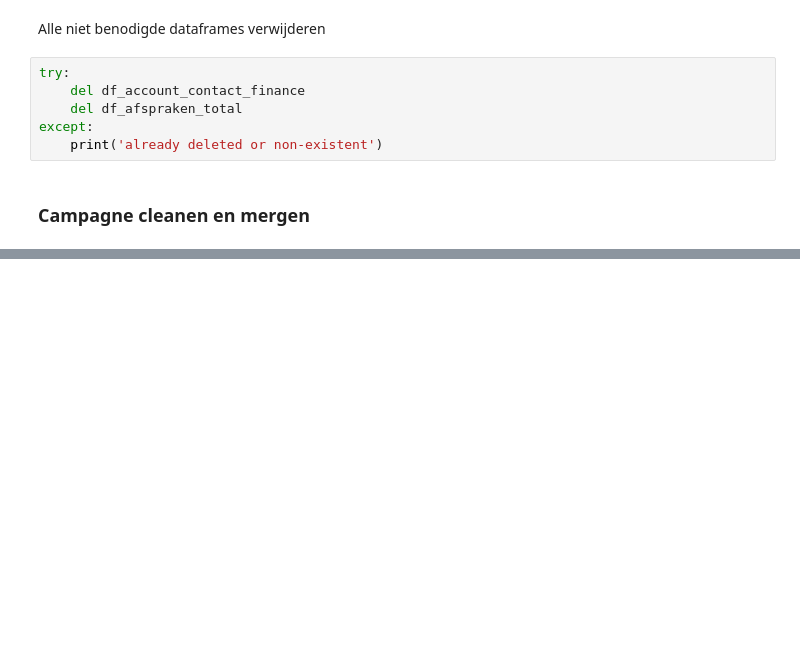
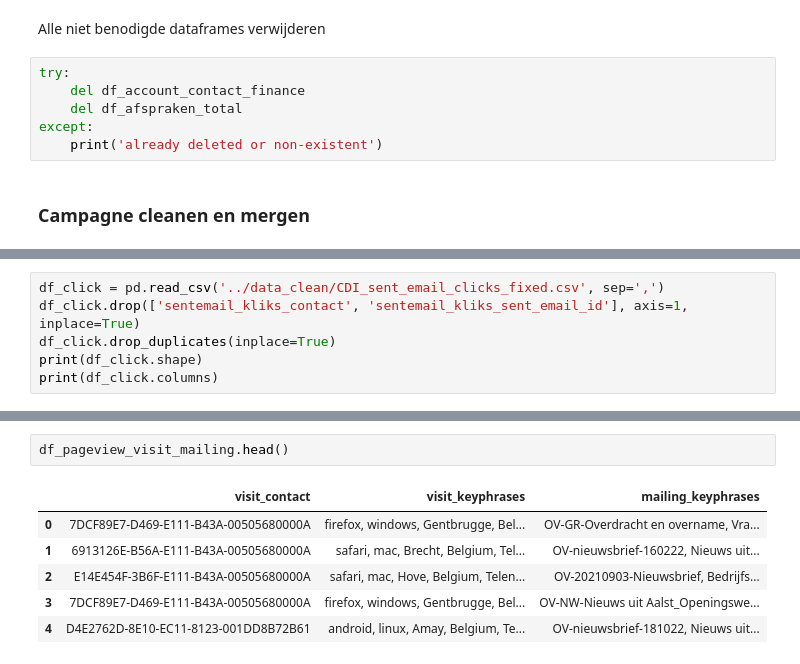
Before and after one commit to Floris-Buyse-FB/Data-Engineering-Project-2, a Jupyter notebook: scripts/AA_CLEAN_REC_SYS.ipynb, the cells around one changed output, grey strips where cells are left out. Drawn from its saved outputs; the diff is of its cells as text; blank space fills up the shorter version.

```diff
--- a/scripts/AA_CLEAN_REC_SYS.ipynb
+++ b/scripts/AA_CLEAN_REC_SYS.ipynb
@@ -584,0 +826,6 @@ Index(['campagne_campagne_id', 'campagne_campagne_nr', 'campagne_einddatum',
+# %%
+df_click = pd.read_csv('../data_clean/CDI_sent_email_clicks_fixed.csv', sep=',')
+df_click.drop(['sentemail_kliks_contact', 'sentemail_kliks_sent_email_id'], axis=1, inplace=True)
+df_click.drop_duplicates(inplace=True)
+print(df_click.shape)
+print(df_click.columns)
@@ -584,0 +869,9 @@ Index(['campagne_campagne_id', 'campagne_campagne_nr', 'campagne_einddatum',
+# %%
+df_pageview_visit_mailing.head()
+# %% [output]
+|  | visit_contact | visit_keyphrases | mailing_keyphrases |
+| 0 | 7DCF89E7-D469-E111-B43A-00505680000A | firefox, windows, Gentbrugge, Bel... | OV-GR-Overdracht en overname, Vra... |
+| 1 | 6913126E-B56A-E111-B43A-00505680000A | safari, mac, Brecht, Belgium, Tel... | OV-nieuwsbrief-160222, Nieuws uit... |
+| 2 | E14E454F-3B6F-E111-B43A-00505680000A | safari, mac, Hove, Belgium, Telen... | OV-20210903-Nieuwsbrief, Bedrijfs... |
+| 3 | 7DCF89E7-D469-E111-B43A-00505680000A | firefox, windows, Gentbrugge, Bel... | OV-NW-Nieuws uit Aalst_Openingswe... |
+| 4 | D4E2762D-8E10-EC11-8123-001DD8B72B61 | android, linux, Amay, Belgium, Te... | OV-nieuwsbrief-181022, Nieuws uit... |
```
Also changed, not shown: parts of 37 cells of this notebook, 3 other files.
